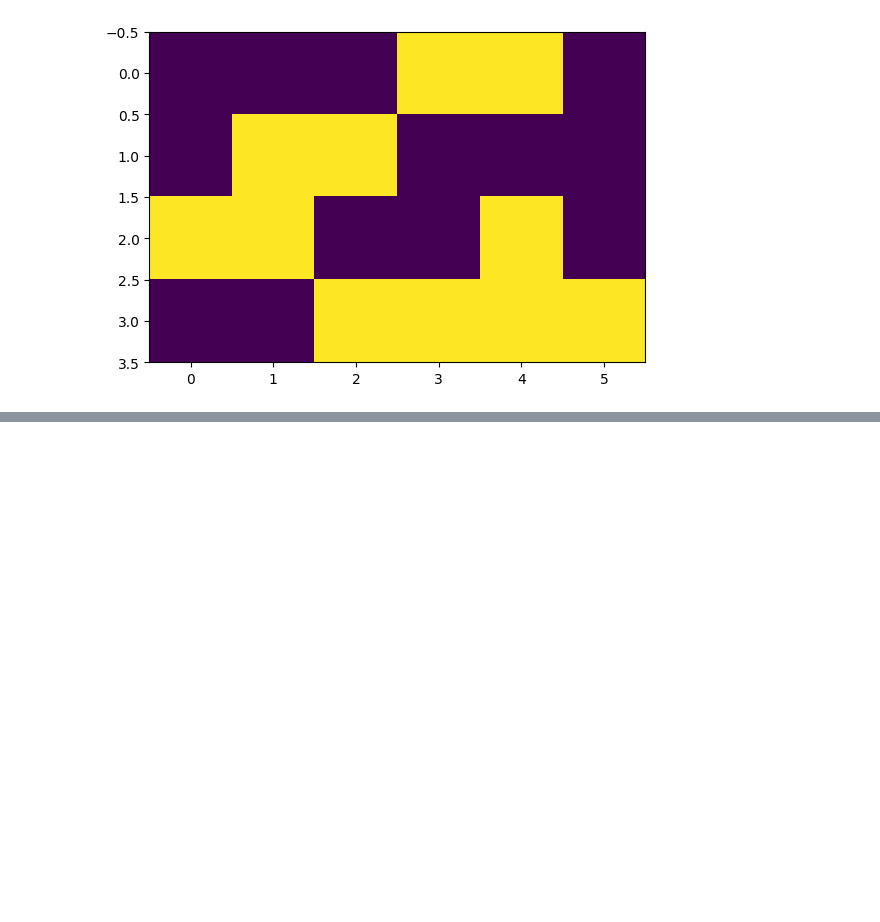
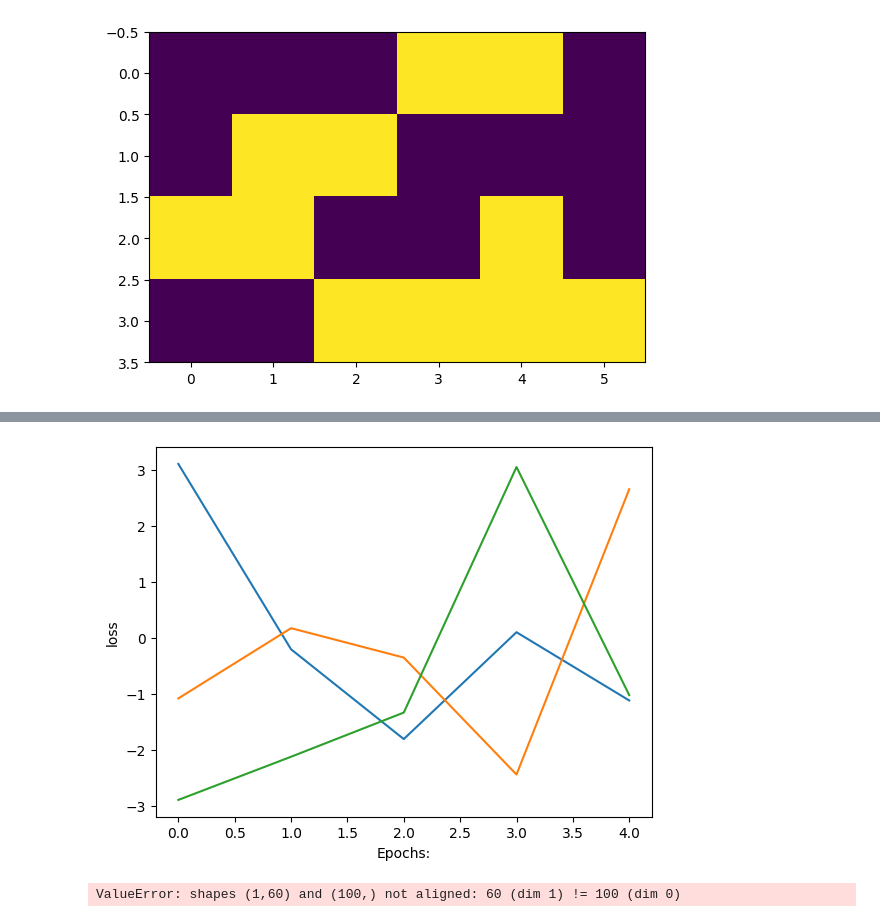
Before and after one commit to patilhumesh88-spec/ASSIGNMENT, a Jupyter notebook: Untitled0.ipynb, the cells around one changed output, grey strips where cells are left out. Cells and saved outputs as stored; diff of their text form; code cells hidden in the pictures; blank space fills up the shorter version.

```diff
--- a/Untitled0.ipynb
+++ b/Untitled0.ipynb
@@ -208,0 +274,12 @@ def generate_wt(x,y):
+# %%
+import matplotlib.pyplot as plt1
+plt1.plot(loss)
+plt.ylabel('loss')
+plt.xlabel('Epochs:')
+plt1.show()
+# %% [output]
+[figure, added]
+# %%
+predict(x[0],w1,w2)
+# %% [output]
+ValueError: shapes (1,60) and (100,) not aligned: 60 (dim 1) != 100 (dim 0)
```
Also changed, not shown: parts of 18 cells of this notebook.
